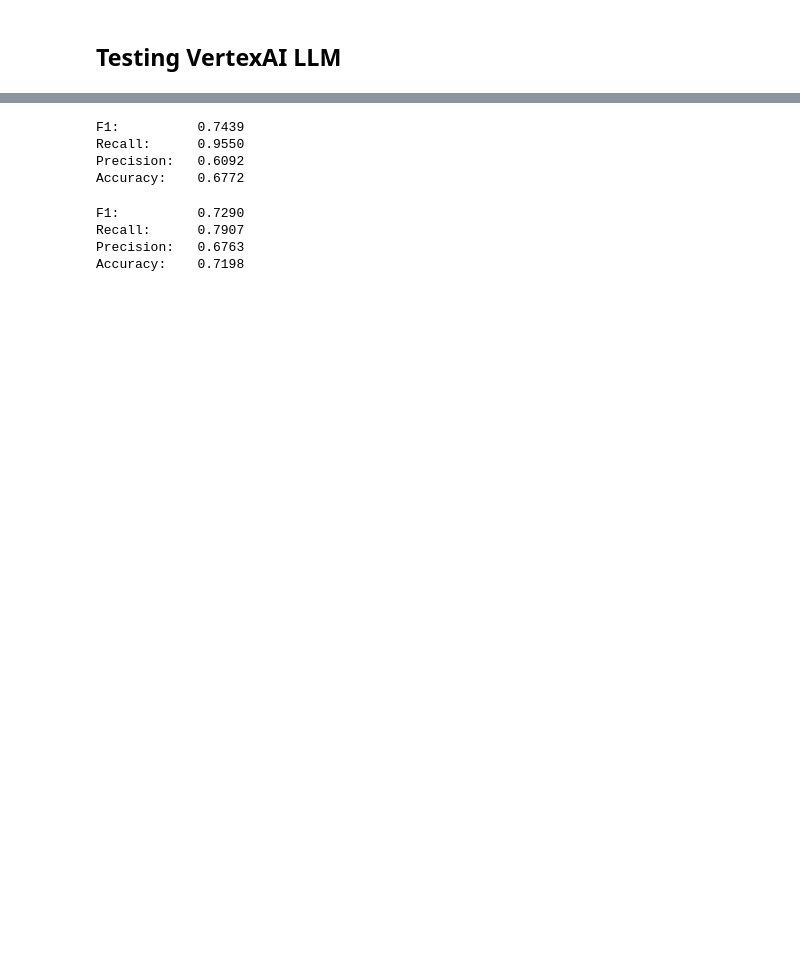
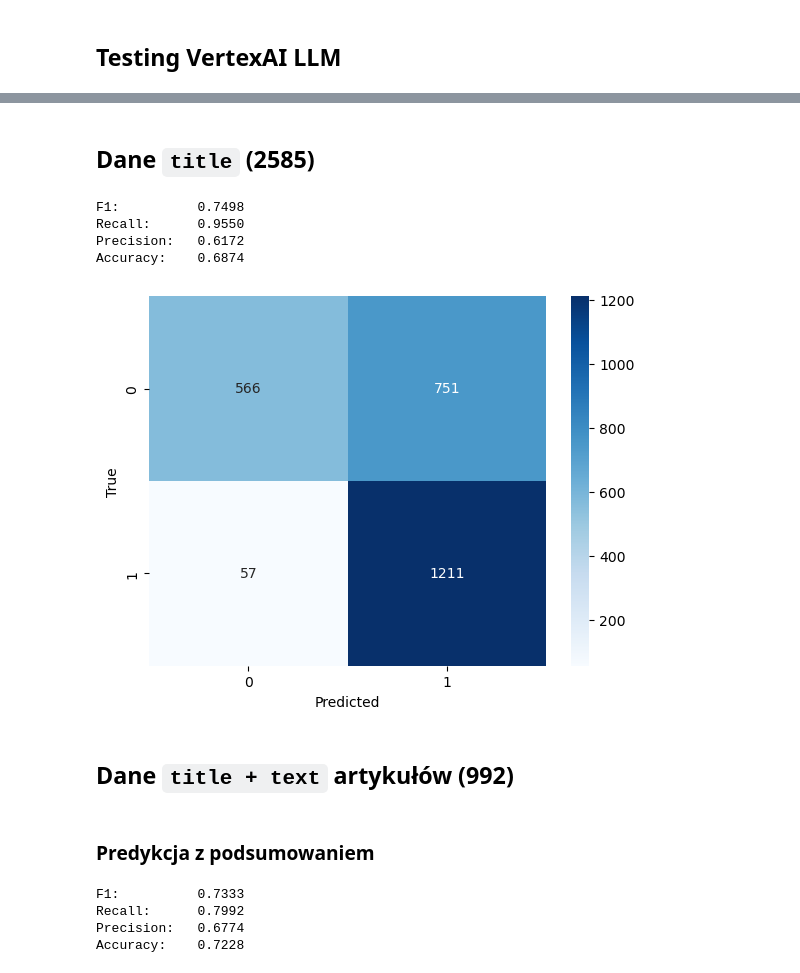
Before and after one commit to amajczyk/ClickbaitDetector, a Jupyter notebook: modelling/model_testing/vertex_llm_tests.ipynb, the cells around one changed output, grey strips where cells are left out. Cells and saved outputs as stored; diff of their text form; code cells hidden in the pictures; blank space fills up the shorter version.

```diff
--- a/modelling/model_testing/vertex_llm_tests.ipynb
+++ b/modelling/model_testing/vertex_llm_tests.ipynb
@@ -39,13 +37,19 @@ df_problem
 # %%
-datasets_vertex = [
-    # df_problem,
-    df_test
-]
-datasets_vertex_names = ['df_test']
+import copy as cp
+datasets_vertex = {
+    'df_test': df_test,
+    # 'df_test_text': df_test_text,
+    # 'df_test_no_text': df_test_no_text,
+    # 'df_problem': df_problem,
+}
 
 
+for dataset_name in datasets_vertex.keys():
+    if os.path.isfile('vertex_results.csv'):
+        dataset = pd.read_csv('vertex_results.csv')
+        continue
 
-for dataset, dataset_name in zip(datasets_vertex, datasets_vertex_names):
+    dataset = cp.deepcopy(datasets_vertex[dataset_name])
     print(f'Predicting {dataset_name}...')
     dataset['with_summary_error'] = [False] * dataset.shape[0]
     dataset['without_summary_error'] = [False] * dataset.shape[0]
@@ -137,3 +82,6 @@ Your max_length is set to 200, but your input_length is only 177. Since this is
+# %%
+datasets_vertex['df_test'] = dataset
+df_test = datasets_vertex['df_test']
 # %%
 # save df
 df_test.to_csv('vertex_results.csv', index=False)
@@ -151,3 +92,5 @@ TypeError: ufunc 'isnan' not supported for the input types, and the inputs could
+# %% [markdown]
+## Dane `title` (2585)
 # %%
 df_test_no_text_no_nan = df_test[df_test['vertex_prediction_without_summary'].notnull()].reset_index(drop=True)
 y_true = df_test_no_text_no_nan['is_clickbait'].values
@@ -162,10 +105,23 @@ print(f'Recall: {recall_score(y_true, y_pred):>11.4f}')
 print(f'Precision: {precision_score(y_true, y_pred):>8.4f}')
 print(f'Accuracy: {accuracy_score(y_true, y_pred):>9.4f}')
 # %% [output]
-F1:          0.7439
+F1:          0.7498
 Recall:      0.9550
-Precision:   0.6092
-Accuracy:    0.6772
+Precision:   0.6172
+Accuracy:    0.6874
+# %%
+cm = confusion_matrix(y_true, y_pred)
+sns.heatmap(cm, annot=True, fmt='d', cmap='Blues')
+# add labels to heatmap
+plt.xlabel('Predicted')
+plt.ylabel('True')
+plt.show()
+# %% [output]
+[figure, added]
+# %% [markdown]
+## Dane `title + text` artykułów (992)
+# %% [markdown]
+### Predykcja z podsumowaniem
 # %%
 df_test_no_text_no_nan = df_test[df_test['vertex_prediction_with_summary'].notnull()].reset_index(drop=True)
 y_true = df_test_no_text_no_nan['is_clickbait'].values
@@ -180,7 +136,7 @@ print(f'Recall: {recall_score(y_true, y_pred):>11.4f}')
 print(f'Precision: {precision_score(y_true, y_pred):>8.4f}')
 print(f'Accuracy: {accuracy_score(y_true, y_pred):>9.4f}')
 # %% [output]
-F1:          0.7290
-Recall:      0.7907
-Precision:   0.6763
-Accuracy:    0.7198
+F1:          0.7333
+Recall:      0.7992
+Precision:   0.6774
+Accuracy:    0.7228
```
Also changed, not shown: parts of 11 cells of this notebook, 1 other file.
